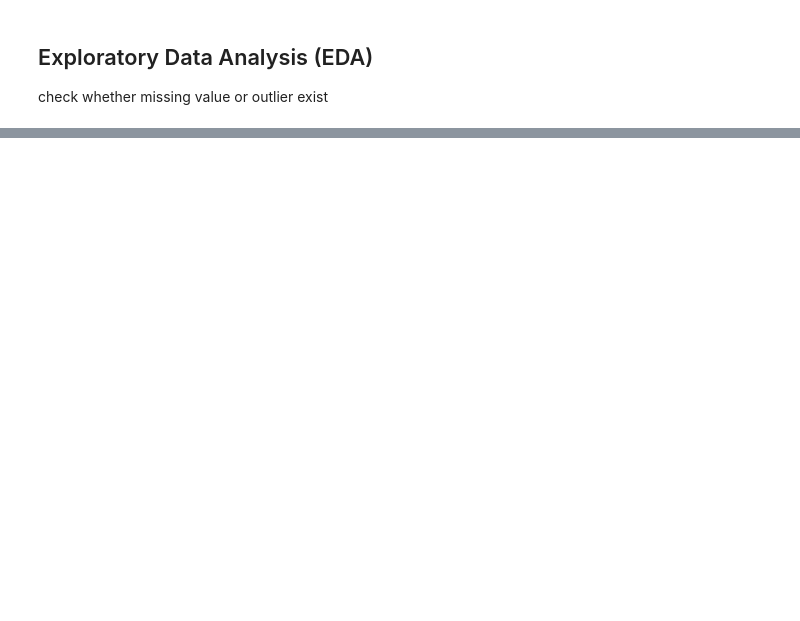
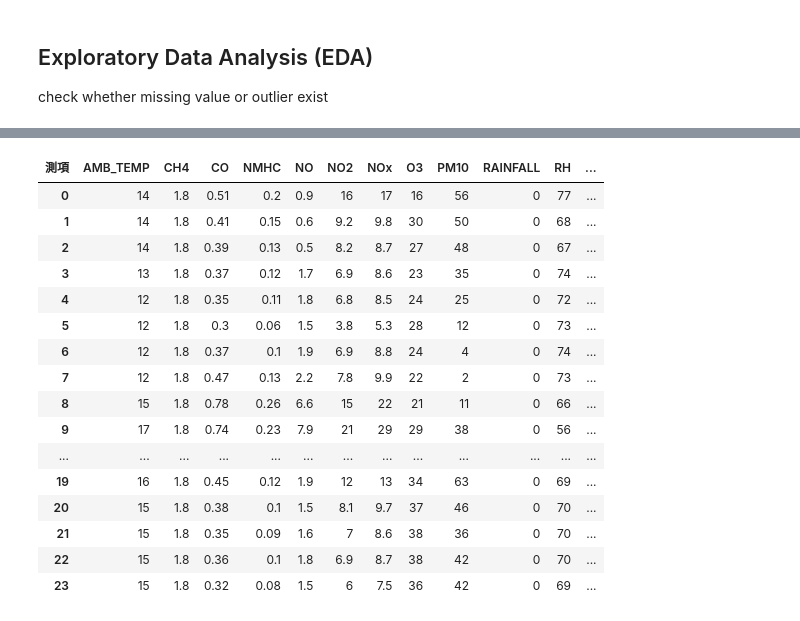
Before and after one commit to wei-yuan/TensorFlow_playground, a Jupyter notebook: linear-regression/linear-regression-pm2.5.ipynb, the cells around one changed output, grey strips where cells are left out. Saved outputs shown, nothing was run; the diff lists cells and outputs as text; code cells hidden in the pictures; blank space fills up the shorter version.

```diff
--- a/linear-regression/linear-regression-pm2.5.ipynb
+++ b/linear-regression/linear-regression-pm2.5.ipynb
@@ -61,0 +189,9 @@ df.describe(include='all')
+# %%
+df_reorg = pd.DataFrame() #empty dataframe
+
+for idx in range(int(len(df) / num_ob_term)): # idx range from 0 ~ 240
+    loc_tansp = df.iloc[ num_ob_term*idx:num_ob_term*(idx+1), 2: ].set_index('測項').T.copy() # get rid of dummy index at column
+    loc_tansp = loc_tansp[ob_term_list] # reorder
+    if idx == 0:
+        print(loc_tansp)
+    df_reorg = df_reorg.append(loc_tansp)
@@ -61,0 +216,20 @@ df.describe(include='all')
+# %%
+df_reorg.head(24)
+# %% [output]
+| 測項 | AMB_TEMP | CH4 | CO | NMHC | NO | NO2 | NOx | O3 | PM10 | RAINFALL | RH | ... |
+| 0 | 14 | 1.8 | 0.51 | 0.2 | 0.9 | 16 | 17 | 16 | 56 | 0 | 77 | ... |
+| 1 | 14 | 1.8 | 0.41 | 0.15 | 0.6 | 9.2 | 9.8 | 30 | 50 | 0 | 68 | ... |
+| 2 | 14 | 1.8 | 0.39 | 0.13 | 0.5 | 8.2 | 8.7 | 27 | 48 | 0 | 67 | ... |
+| 3 | 13 | 1.8 | 0.37 | 0.12 | 1.7 | 6.9 | 8.6 | 23 | 35 | 0 | 74 | ... |
+| 4 | 12 | 1.8 | 0.35 | 0.11 | 1.8 | 6.8 | 8.5 | 24 | 25 | 0 | 72 | ... |
+| 5 | 12 | 1.8 | 0.3 | 0.06 | 1.5 | 3.8 | 5.3 | 28 | 12 | 0 | 73 | ... |
+| 6 | 12 | 1.8 | 0.37 | 0.1 | 1.9 | 6.9 | 8.8 | 24 | 4 | 0 | 74 | ... |
+| 7 | 12 | 1.8 | 0.47 | 0.13 | 2.2 | 7.8 | 9.9 | 22 | 2 | 0 | 73 | ... |
+| 8 | 15 | 1.8 | 0.78 | 0.26 | 6.6 | 15 | 22 | 21 | 11 | 0 | 66 | ... |
+| 9 | 17 | 1.8 | 0.74 | 0.23 | 7.9 | 21 | 29 | 29 | 38 | 0 | 56 | ... |
+| ... | ... | ... | ... | ... | ... | ... | ... | ... | ... | ... | ... | ... |
+| 19 | 16 | 1.8 | 0.45 | 0.12 | 1.9 | 12 | 13 | 34 | 63 | 0 | 69 | ... |
+| 20 | 15 | 1.8 | 0.38 | 0.1 | 1.5 | 8.1 | 9.7 | 37 | 46 | 0 | 70 | ... |
+| 21 | 15 | 1.8 | 0.35 | 0.09 | 1.6 | 7 | 8.6 | 38 | 36 | 0 | 70 | ... |
+| 22 | 15 | 1.8 | 0.36 | 0.1 | 1.8 | 6.9 | 8.7 | 38 | 42 | 0 | 70 | ... |
+| 23 | 15 | 1.8 | 0.32 | 0.08 | 1.5 | 6 | 7.5 | 36 | 42 | 0 | 69 | ... |
```
Also changed, not shown: parts of 35 cells of this notebook.
